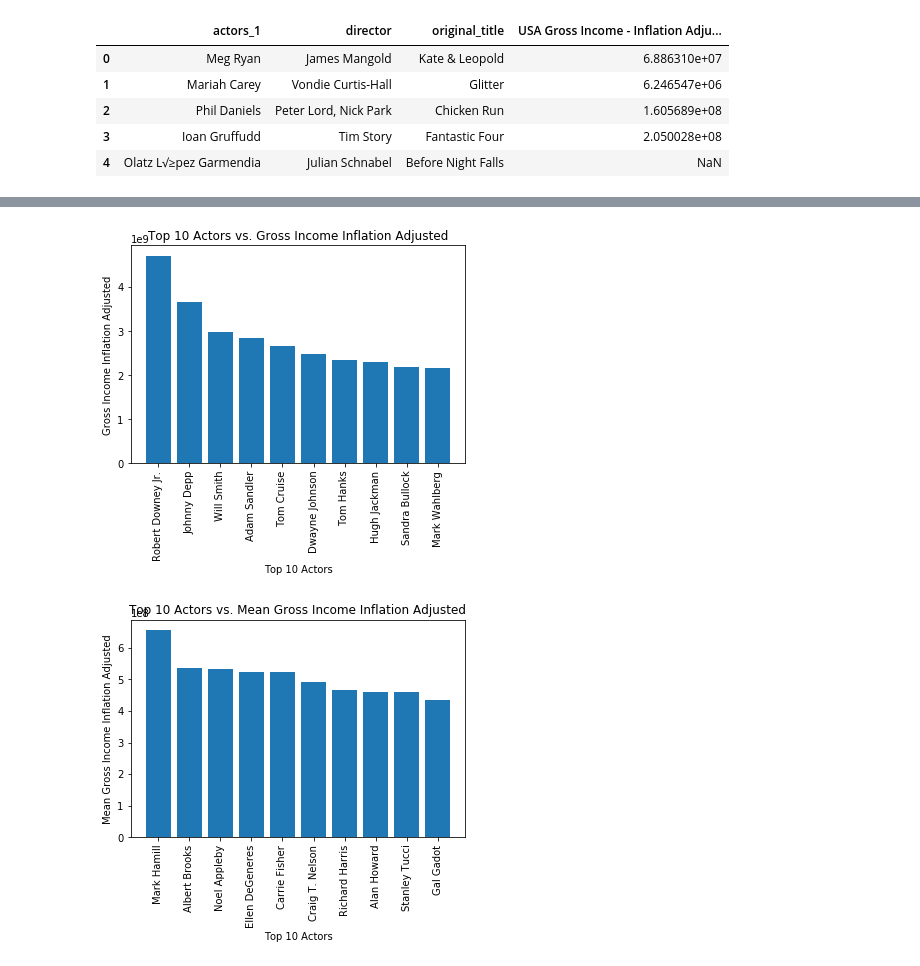
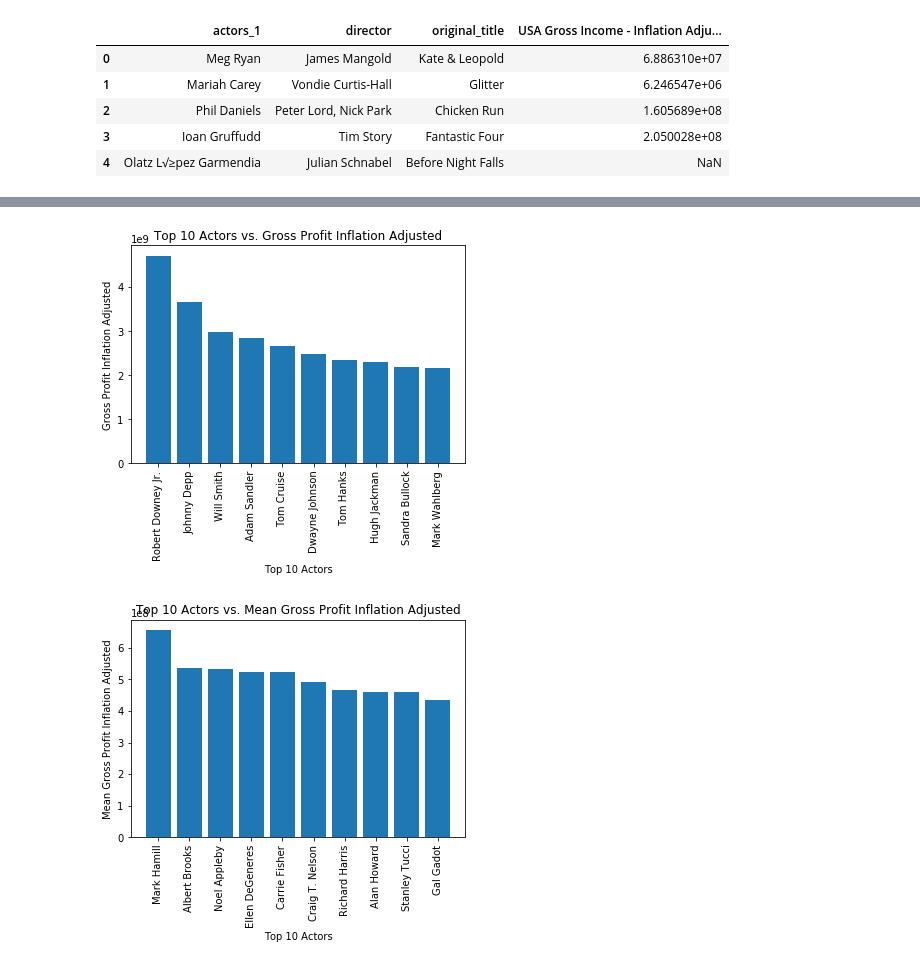
Before and after one commit to cjayati/camp_rock, a Jupyter notebook: actor_director_bar_charts.ipynb, the cells around one changed output, grey strips where cells are left out. Saved outputs shown, nothing was run; the diff lists cells and outputs as text; code cells hidden in the pictures.

```diff
--- a/actor_director_bar_charts.ipynb
+++ b/actor_director_bar_charts.ipynb
@@ -95,21 +77,21 @@ y_axis = sorted_top_actors.values[:10]
 plt.xticks(rotation=90)
 plt.bar(x_axis, y_axis)
 plt.xlabel("Top 10 Actors")
-plt.ylabel("Gross Income Inflation Adjusted")
-plt.title("Top 10 Actors vs. Gross Income Inflation Adjusted")
+plt.ylabel("Gross Profit Inflation Adjusted")
+plt.title("Top 10 Actors vs. Gross Profit Inflation Adjusted")
 plt.show()
 # %% [output]
-[figure, old version]
+[figure, new version]
 # %%
 x_axis = sorted_top_actors_mean.index[:10]
 y_axis = sorted_top_actors_mean.values[:10]
 plt.xticks(rotation=90)
 plt.bar(x_axis, y_axis)
 plt.xlabel("Top 10 Actors")
-plt.ylabel("Mean Gross Income Inflation Adjusted")
-plt.title("Top 10 Actors vs. Mean Gross Income Inflation Adjusted")
+plt.ylabel("Mean Gross Profit Inflation Adjusted")
+plt.title("Top 10 Actors vs. Mean Gross Profit Inflation Adjusted")
 plt.show()
 # %% [output]
-[figure, old version]
+[figure, new version]
 # %%
 top_directors = actor_director_df.groupby(by="director")
```
Also changed, not shown: parts of 19 cells of this notebook, 4 other files.
